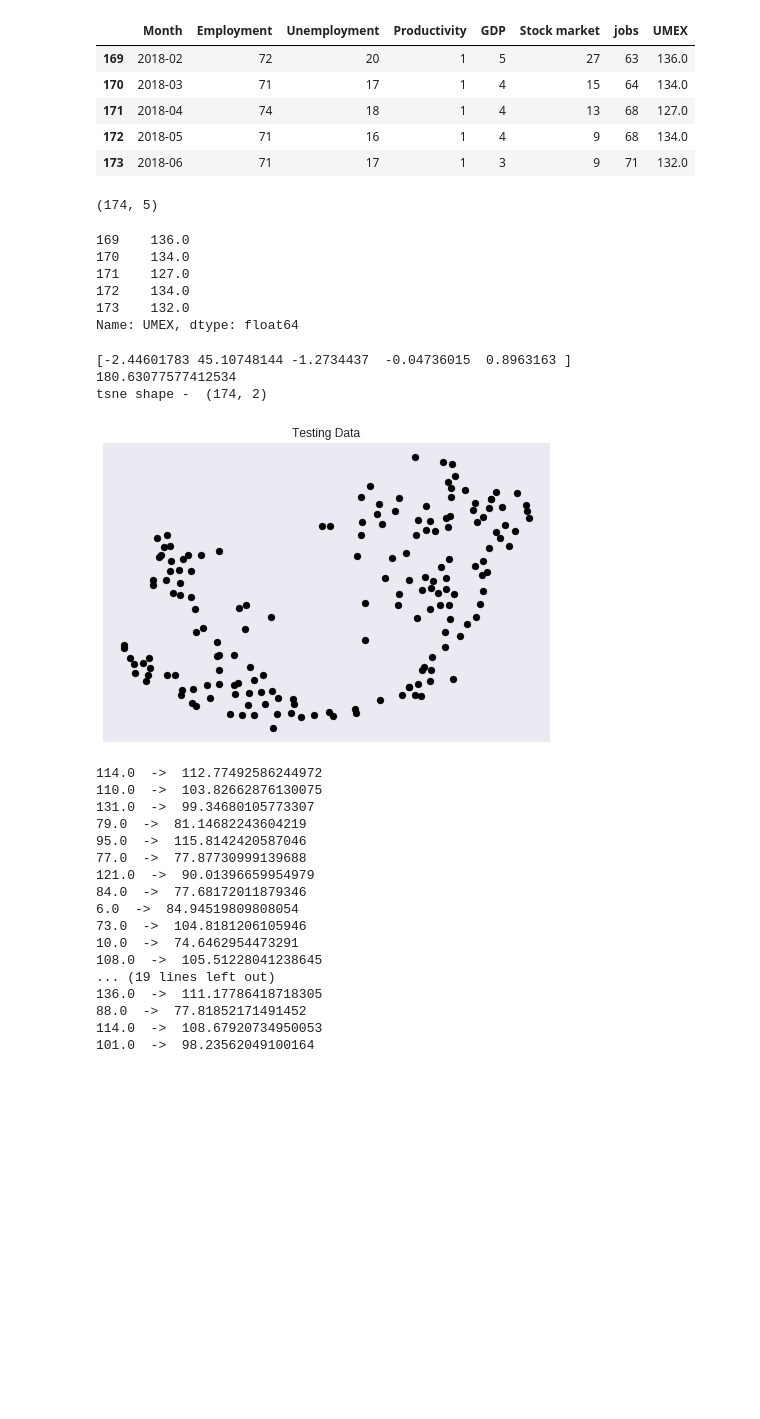
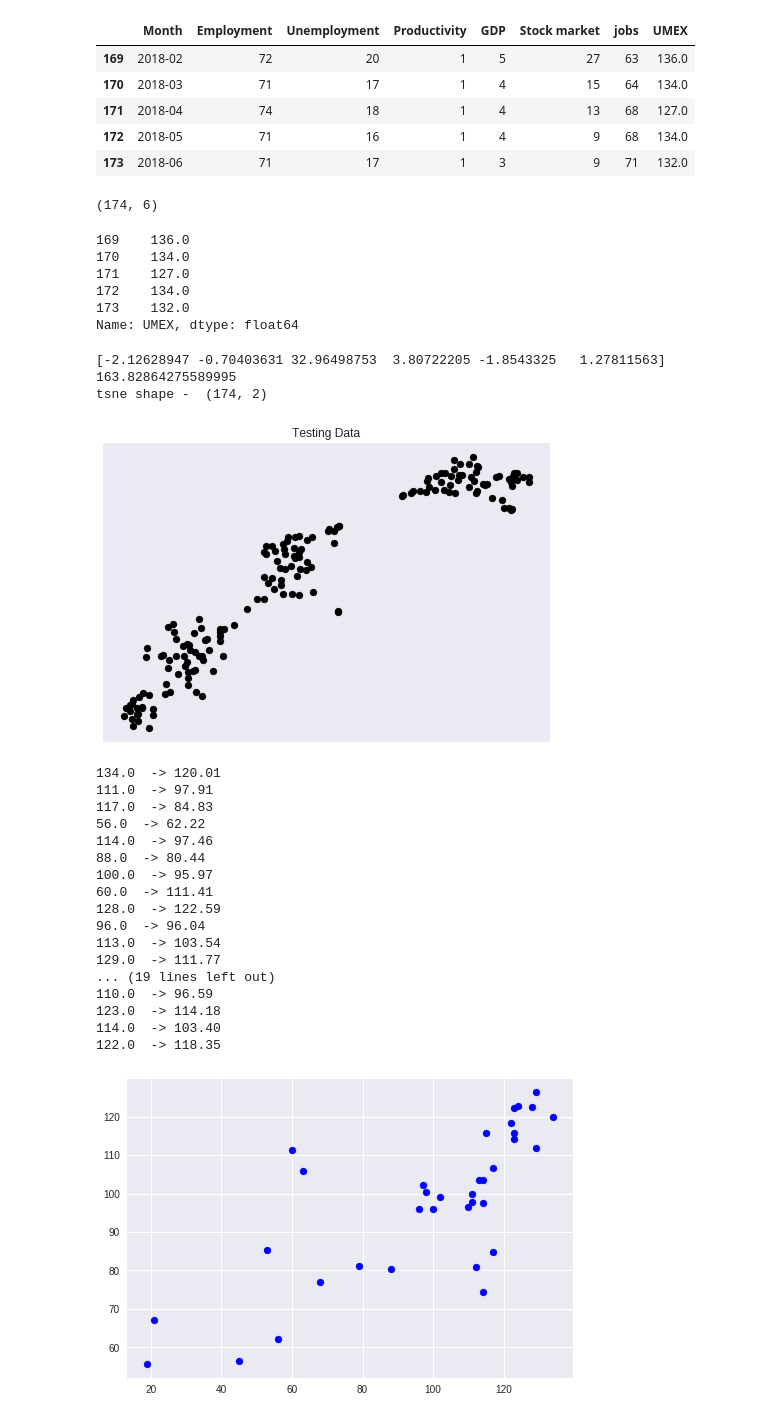
Before and after one commit to akshseh/FintechProject, a Jupyter notebook: NowCastingData_Regression.ipynb, the cells around one changed output. Cells and saved outputs as stored; diff of their text form; code cells hidden in the pictures; blank space fills up the shorter version.

```diff
--- a/NowCastingData_Regression.ipynb
+++ b/NowCastingData_Regression.ipynb
@@ -79,12 +79,12 @@ datafile.tail()
 | 173 | 2018-06 | 71 | 17 | 1 | 3 | 9 | 71 | 132.0 |
 # %%
 Y = datafile['UMEX']
-X = datafile[['Employment','Productivity','GDP','Stock market','jobs']]
+X = datafile[['Employment','Unemployment','Productivity','GDP','Stock market','jobs']]
 # %%
 X.head()
 print(X.shape)
 # %% [output]
-(174, 5)
+(174, 6)
 # %%
 Y.tail()
 # Y.shape
@@ -100,47 +100,51 @@ X_train,X_test,Y_train,Y_test = train_test_split(X,Y,test_size = 0.2)
 # %%
 from sklearn import linear_model
 from sklearn.linear_model import LinearRegression
 from sklearn.decomposition import PCA
 from sklearn.manifold import TSNE
 
 reg = LinearRegression()
 reg.fit(X_train,Y_train)
 print(reg.coef_)
 print(reg.intercept_)
 
 tsne = TSNE(n_components=2).fit_transform(X)
 print("tsne shape - ",tsne.shape)
 
 plt.scatter(tsne[:,0],tsne[:,1],color = 'black')
 plt.title('Testing Data')
 plt.xticks(())
 plt.yticks(())
-# plt.plot(Y_test,reg.predict(X_test),color = 'red',linewidth=3)
+test = np.asarray(Y_test)
+# plt.plot(test,reg.predict(X_test),color = 'red',linewidth=3)
 plt.show()
 
-test = np.asarray(Y_test)
 arr = reg.predict(X_test)
 for i in range(0,len(Y_test)):
-  print(test[i]," -> ",arr[i])
+  print(test[i]," -> %.2f"%arr[i])
+
+plt.scatter(test,arr,color='blue')
+plt.show()
 # %% [output]
-[-2.44601783 45.10748144 -1.2734437  -0.04736015  0.8963163 ]
-180.63077577412534
+[-2.12628947 -0.70403631 32.96498753  3.80722205 -1.8543325   1.27811563]
+163.82864275589995
 tsne shape -  (174, 2)
-[figure, old version]
+[figure, new version]
-114.0  ->  112.77492586244972
-110.0  ->  103.82662876130075
-131.0  ->  99.34680105773307
-79.0  ->  81.14682243604219
-95.0  ->  115.8142420587046
-77.0  ->  77.87730999139688
-121.0  ->  90.01396659954979
-84.0  ->  77.68172011879346
-6.0  ->  84.94519809808054
-73.0  ->  104.8181206105946
-10.0  ->  74.6462954473291
-108.0  ->  105.51228041238645
+134.0  -> 120.01
+111.0  -> 97.91
+117.0  -> 84.83
+56.0  -> 62.22
+114.0  -> 97.46
+88.0  -> 80.44
+100.0  -> 95.97
+60.0  -> 111.41
+128.0  -> 122.59
+96.0  -> 96.04
+113.0  -> 103.54
+129.0  -> 111.77
 ... (19 lines left out)
-136.0  ->  111.17786418718305
-88.0  ->  77.81852171491452
-114.0  ->  108.67920734950053
-101.0  ->  98.23562049100164
+110.0  -> 96.59
+123.0  -> 114.18
+114.0  -> 103.40
+122.0  -> 118.35
+[figure, added]
```
Also changed, not shown: parts of 2 cells of this notebook.
